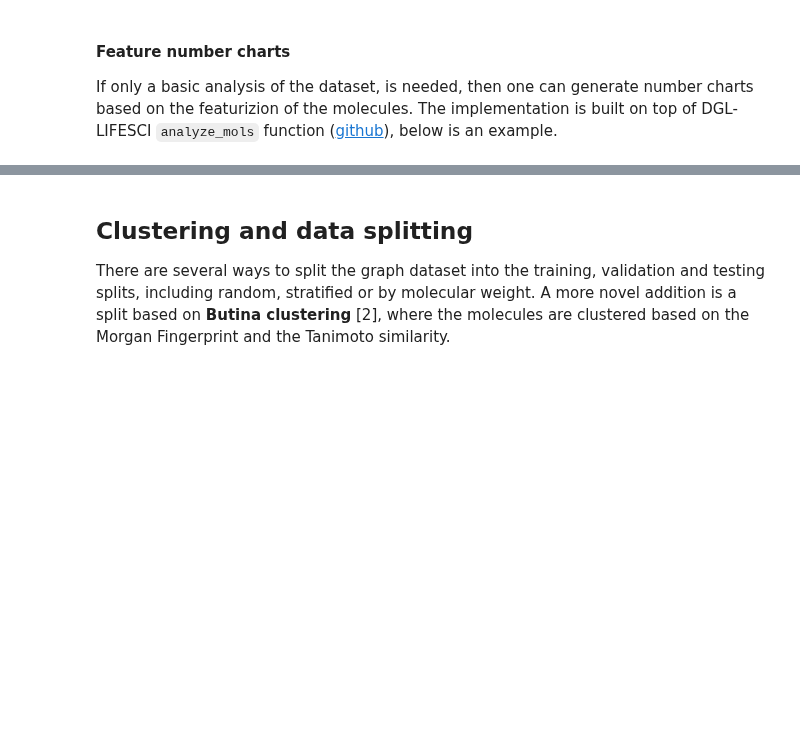
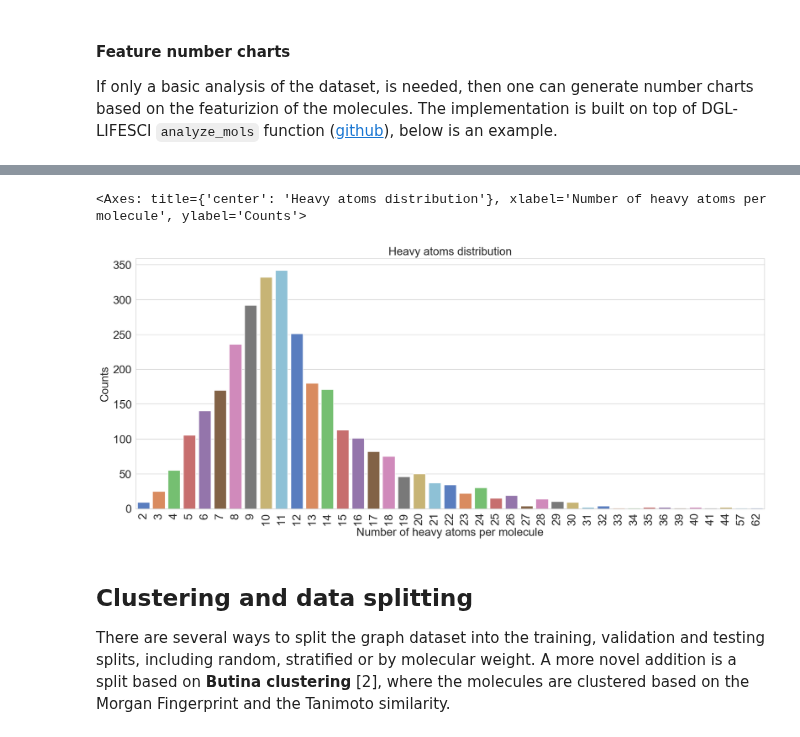
Before and after one commit to aerte/GraPE, a Jupyter notebook: docs/source/Demonstration.ipynb, the cells around one changed output, grey strips where cells are left out. Cells and saved outputs as stored; diff of their text form; code cells hidden in the pictures; blank space fills up the shorter version.

```diff
--- a/docs/source/Demonstration.ipynb
+++ b/docs/source/Demonstration.ipynb
@@ -137,3 +136,9 @@ results, figures = data.analysis(download=True, plots=['atom_type_frequency','to
+# %%
+from grape.plots import num_heavy_plot
+num_heavy_plot(data.smiles, fig_size=(20,8))
+# %% [output]
+<Axes: title={'center': 'Heavy atoms distribution'}, xlabel='Number of heavy atoms per molecule', ylabel='Counts'>
+[figure, added]
 # %% [markdown]
 ## Clustering and data splitting
 There are several ways to split the graph dataset into the training, validation and testing splits, including random, stratified or by molecular weight. A more novel addition is a split based on **Butina clustering** [2], where the molecules are clustered based on the Morgan Fingerprint and the Tanimoto similarity.
```
Also changed, not shown: parts of 24 cells of this notebook, 17 other files.
